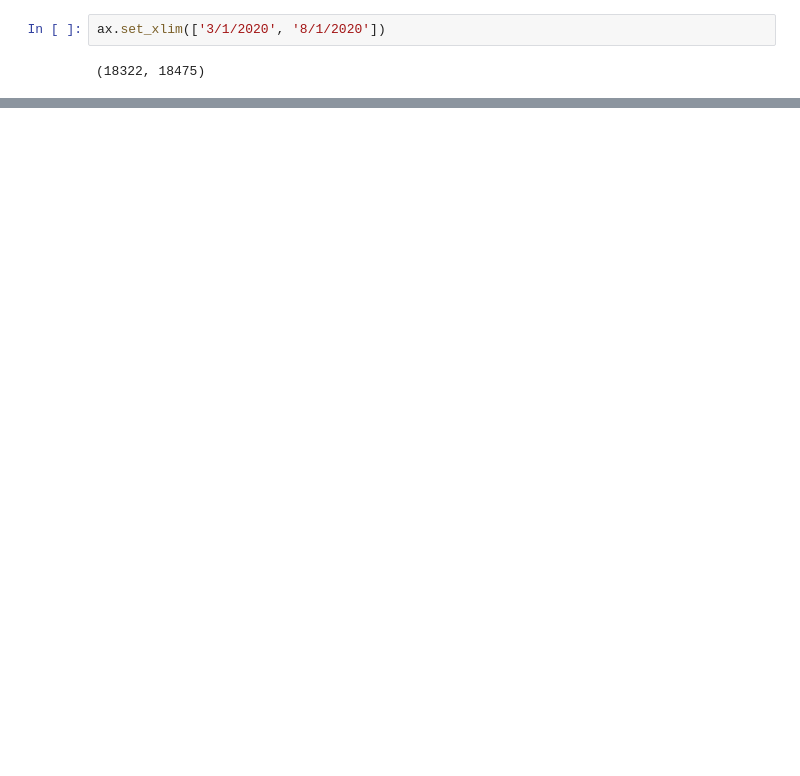
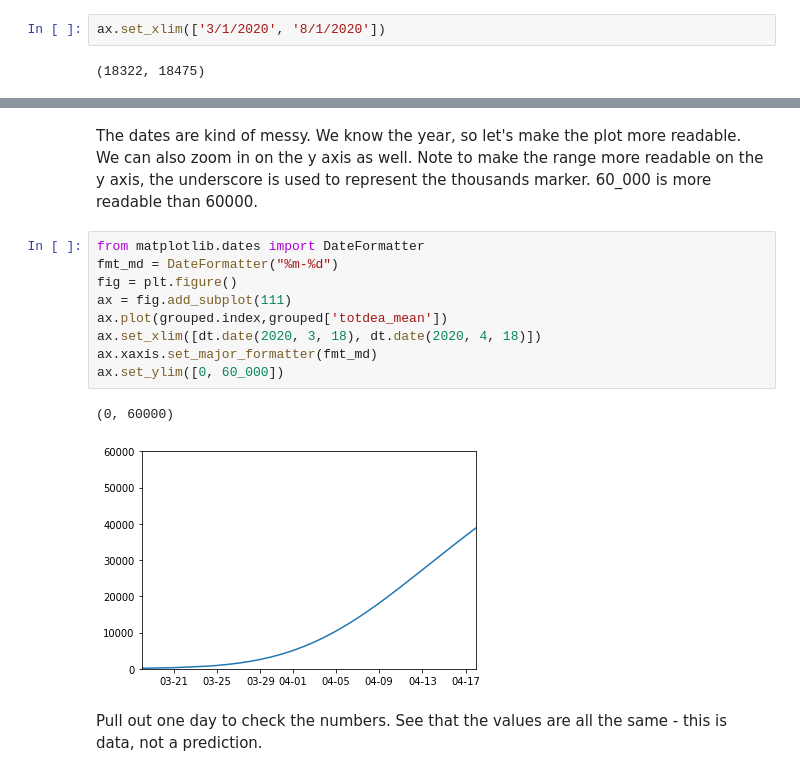
Before and after one commit to sawyerap/PythonDataViz, a Jupyter notebook: COVID.ipynb, the cells around one changed output, grey strips where cells are left out. Cells and saved outputs as stored; diff of their text form; blank space fills up the shorter version.

```diff
--- a/COVID.ipynb
+++ b/COVID.ipynb
@@ -99,0 +166,16 @@ ax.set_xlim(['3/1/2020', '8/1/2020'])
+# %% [markdown]
+The dates are kind of messy.  We know the year, so let's make the plot more readable.  We can also zoom in on the y axis as well.  Note to make the range more readable on the y axis, the underscore is used to represent the thousands marker.  60_000 is more readable than 60000.
+# %%
+from matplotlib.dates import DateFormatter
+fmt_md = DateFormatter("%m-%d")
+fig = plt.figure()
+ax = fig.add_subplot(111)
+ax.plot(grouped.index,grouped['totdea_mean'])
+ax.set_xlim([dt.date(2020, 3, 18), dt.date(2020, 4, 18)])
+ax.xaxis.set_major_formatter(fmt_md)
+ax.set_ylim([0, 60_000])
+# %% [output]
+(0, 60000)
+[figure, added]
+# %% [markdown]
+Pull out one day to check the numbers.  See that the values are all the same - this is data, not a prediction.
```
Also changed, not shown: parts of 18 cells of this notebook, 2 other files.
